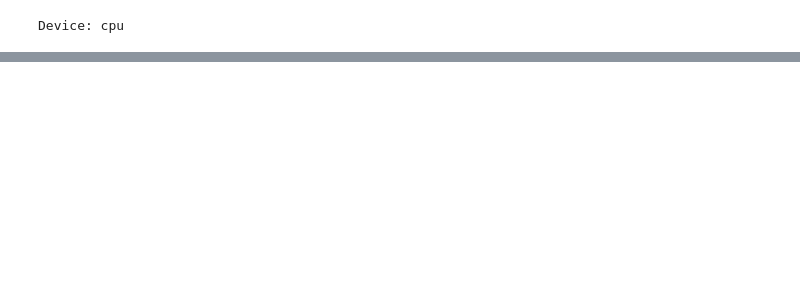
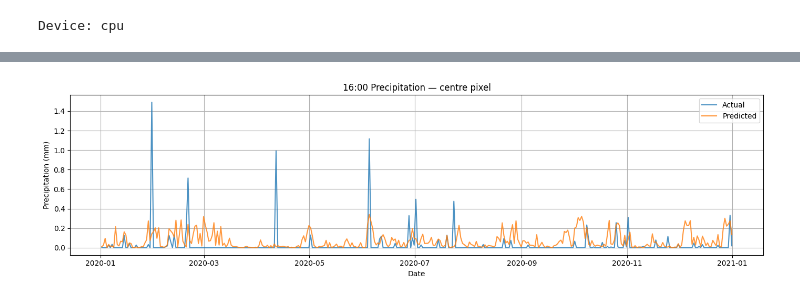
Before and after one commit to CarlaMailin/Predicting-the-Future---Machine-Learning-Weather-Prediction-Model, a Jupyter notebook: topics/training on wrong years - Mailin/CNNLSTM_train_10_years.ipynb, the cells around one changed output, grey strips where cells are left out. Saved outputs shown, nothing was run; the diff lists cells and outputs as text; code cells hidden in the pictures; blank space fills up the shorter version.

Commit message:
fully trained lstm model and first predictions

```diff
--- a/topics/training on wrong years - Mailin/CNNLSTM_train_10_years.ipynb
+++ b/topics/training on wrong years - Mailin/CNNLSTM_train_10_years.ipynb
@@ -83,6 +96,7 @@ X_raw[:, tp_idx] = np.log1p(X_raw[:, tp_idx])
 ssrd_mean = X_raw[:, ssrd_idx].mean()
 ssrd_std  = X_raw[:, ssrd_idx].std() + 1e-8
 X_raw[:, ssrd_idx] = (X_raw[:, ssrd_idx] - ssrd_mean) / ssrd_std
+X_raw = np.nan_to_num(X_raw, nan=0.0, posinf=0.0, neginf=0.0)
 
 print(f"X_raw: {X_raw.shape} | y_raw: {y_raw.shape}")
 print(f"y_raw range: {y_raw.min():.4f} – {y_raw.max():.4f}")
@@ -118,17 +145,17 @@ X_te_sc = transform(X_test_w,  scaler)
 y_tr, y_va, y_te = y_train, y_val, y_test
 
 # ── oversample rainy windows
-rain_thresh_mm = 0.1
+#rain_thresh_mm = 0.01
 y_tr_mm = np.expm1(y_tr)
 
-rainy_windows = (y_tr_mm > rain_thresh_mm).any(axis=(1, 2))
+rainy_windows = (y_tr_mm > RAIN_THRESH).any(axis=(1, 2))
 rainy_idx     = np.where(rainy_windows)[0]
 dry_idx       = np.where(~rainy_windows)[0]
 
 print(f"Rainy windows: {len(rainy_idx)} ({100*len(rainy_idx)/len(y_tr):.1f}%)")
 print(f"Dry windows:   {len(dry_idx)}")
 
-OVERSAMPLE    = 2 # double the amount of rainy windows
+OVERSAMPLE    = 1 # double the amount of rainy windows
 rainy_idx_rep = np.tile(rainy_idx, OVERSAMPLE)
 all_idx       = np.concatenate([dry_idx, rainy_idx_rep])
 np.random.shuffle(all_idx)
@@ -137,5 +164,5 @@ X_tr_bal = X_tr_sc[all_idx]
 y_tr_bal  = y_tr[all_idx]
 
 print(f"Balanced training set: {len(X_tr_bal)} windows")
-print(f"Rainy fraction after balancing: {(np.expm1(y_tr_bal) > rain_thresh_mm).any(axis=(1,2)).mean():.3f}")
+print(f"Rainy fraction after balancing: {(np.expm1(y_tr_bal) > RAIN_THRESH).any(axis=(1,2)).mean():.3f}")
 # %% [output]
@@ -463,0 +620,12 @@ plt.show()
+# %%
+# ── Usage ──────────────────────────────────────────────────────────────────
+# load your new preprocessed file (must go through same GRIB→NetCDF pipeline9
+MODEL_PATH ='saved_models/best_precip_model_2015_2026_deacc_6_hour_horizon_2.pt'
+ds0_new = xr.open_dataset("data/ds0_all_years_deacc_2020.nc")   # or ds0_2020.nc
+ds1_new = xr.open_dataset("data/ds1_all_years_deacc_2020.nc")
+
+model.load_state_dict(torch.load(MODEL_PATH, map_location=device))
+
+pred_16, target_16, times_16 = predict_on_new_file(
+    ds0_new, ds1_new, model, scaler, device
+)
@@ -463,0 +708,20 @@ plt.show()
+# %%
+def plot_timeseries_16(pred_16, target_16, times_16, pixel=(2,2)):
+    p = pred_16[:,   pixel[0], pixel[1]]
+    t = target_16[:, pixel[0], pixel[1]]
+
+    plt.figure(figsize=(14, 4))
+    plt.plot(times_16, t, label="Actual",    alpha=0.8)
+    plt.plot(times_16, p, label="Predicted", alpha=0.8)
+    plt.xlabel("Date")
+    plt.ylabel("Precipitation (mm)")
+    plt.title(f"16:00 Precipitation — centre pixel")
+    plt.legend()
+    plt.grid(True)
+    plt.tight_layout()
+    plt.savefig("plots/timeseries_16_2020.png", dpi=150)
+    plt.show()
+
+plot_timeseries_16(pred_16, target_16, times_16)
+# %% [output]
+[figure, added]
```
Also changed, not shown: parts of 21 cells of this notebook, 41 other files.
